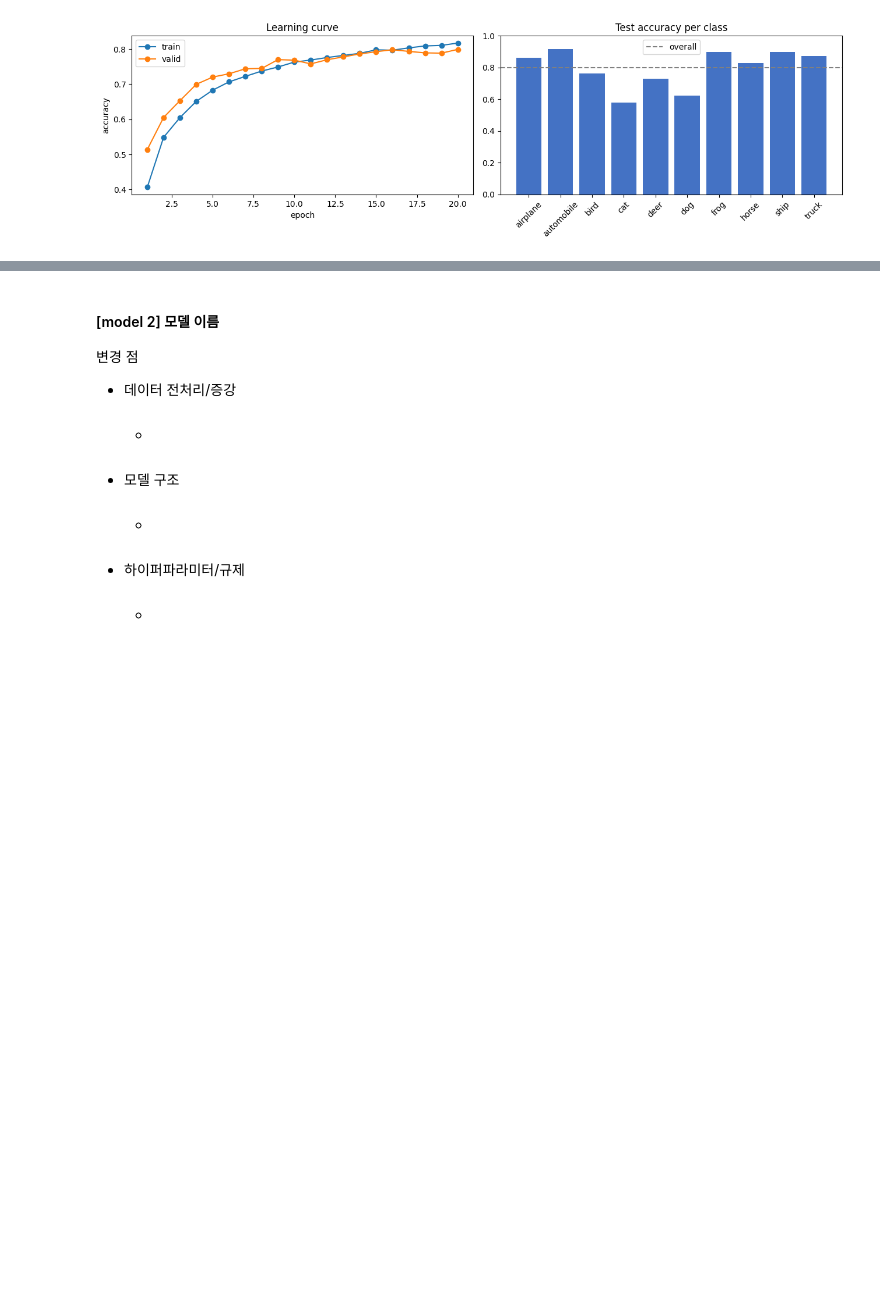
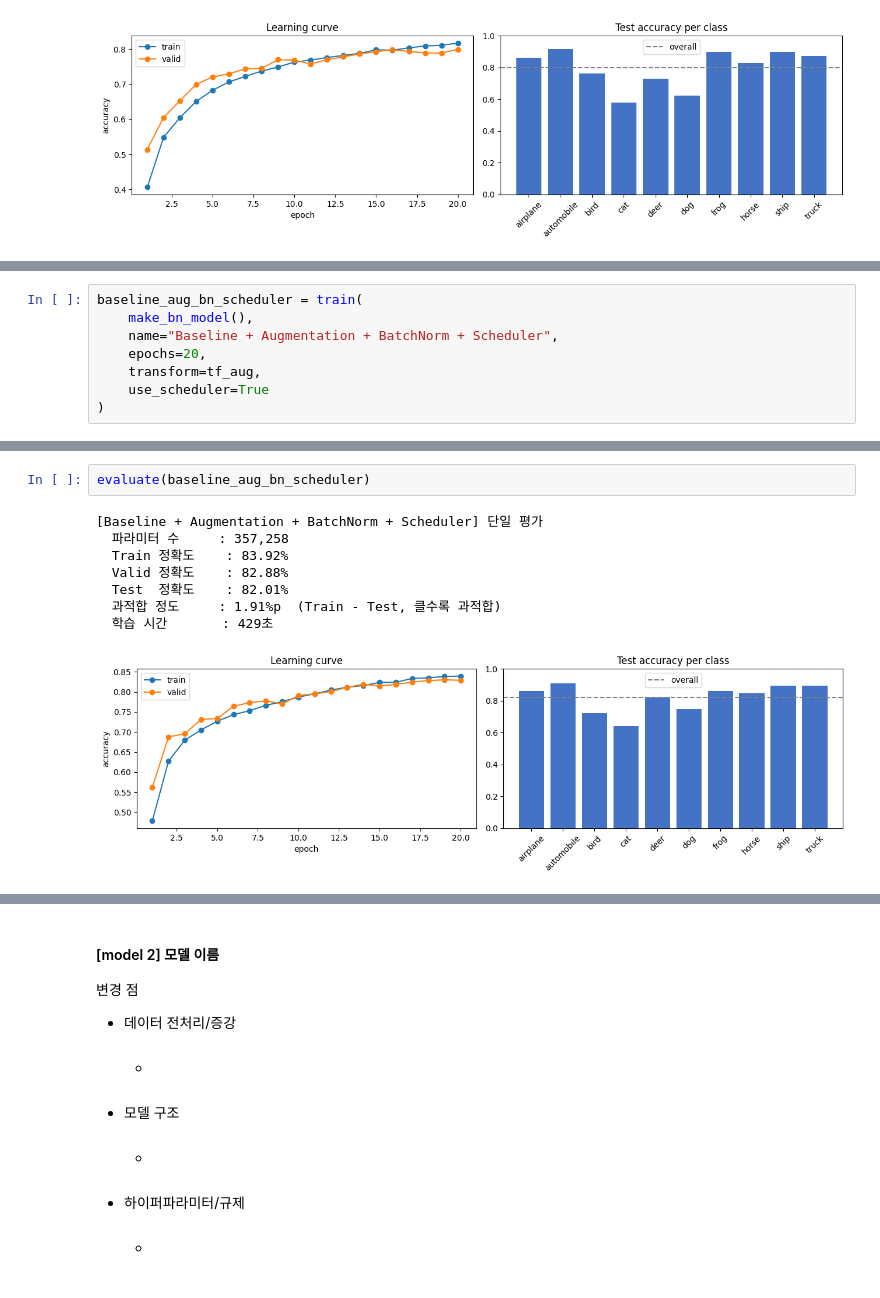
Before and after one commit to loginyrlife/ai_learning, a Jupyter notebook: CIFAR10_CNN_실습_ipynb의_사본.ipynb, the cells around one changed output, grey strips where cells are left out. Saved outputs shown, nothing was run; the diff lists cells and outputs as text; blank space fills up the shorter version.

```diff
--- a/CIFAR10_CNN_실습_ipynb의_사본.ipynb
+++ b/CIFAR10_CNN_실습_ipynb의_사본.ipynb
@@ -501,0 +581,8 @@ evaluate(baseline_aug)
+# %%
+baseline_aug_bn_scheduler = train(
+    make_bn_model(),
+    name="Baseline + Augmentation + BatchNorm + Scheduler",
+    epochs=20,
+    transform=tf_aug,
+    use_scheduler=True
+)
@@ -501,0 +607,11 @@ evaluate(baseline_aug)
+# %%
+evaluate(baseline_aug_bn_scheduler)
+# %% [output]
+[Baseline + Augmentation + BatchNorm + Scheduler] 단일 평가
+  파라미터 수     : 357,258
+  Train 정확도    : 83.92%
+  Valid 정확도    : 82.88%
+  Test  정확도    : 82.01%
+  과적합 정도     : 1.91%p  (Train - Test, 클수록 과적합)
+  학습 시간       : 429초
+[figure, added]
```
Also changed, not shown: parts of 11 cells of this notebook.
